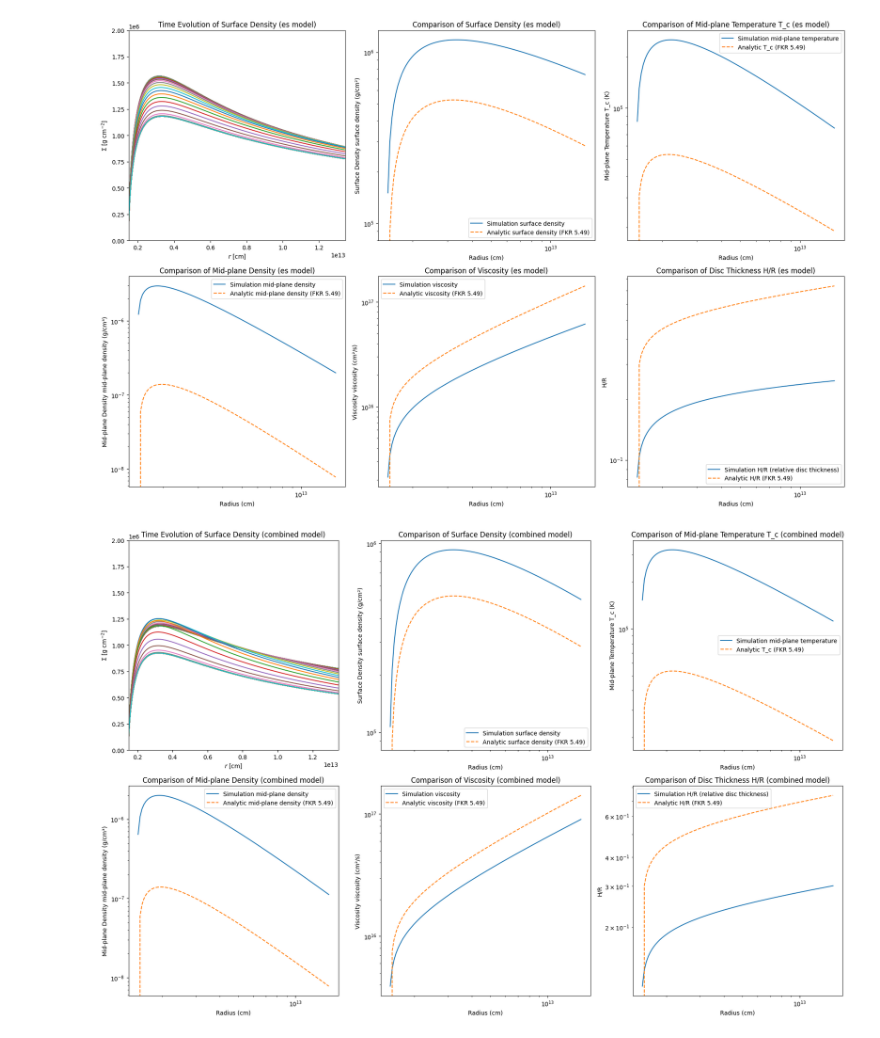
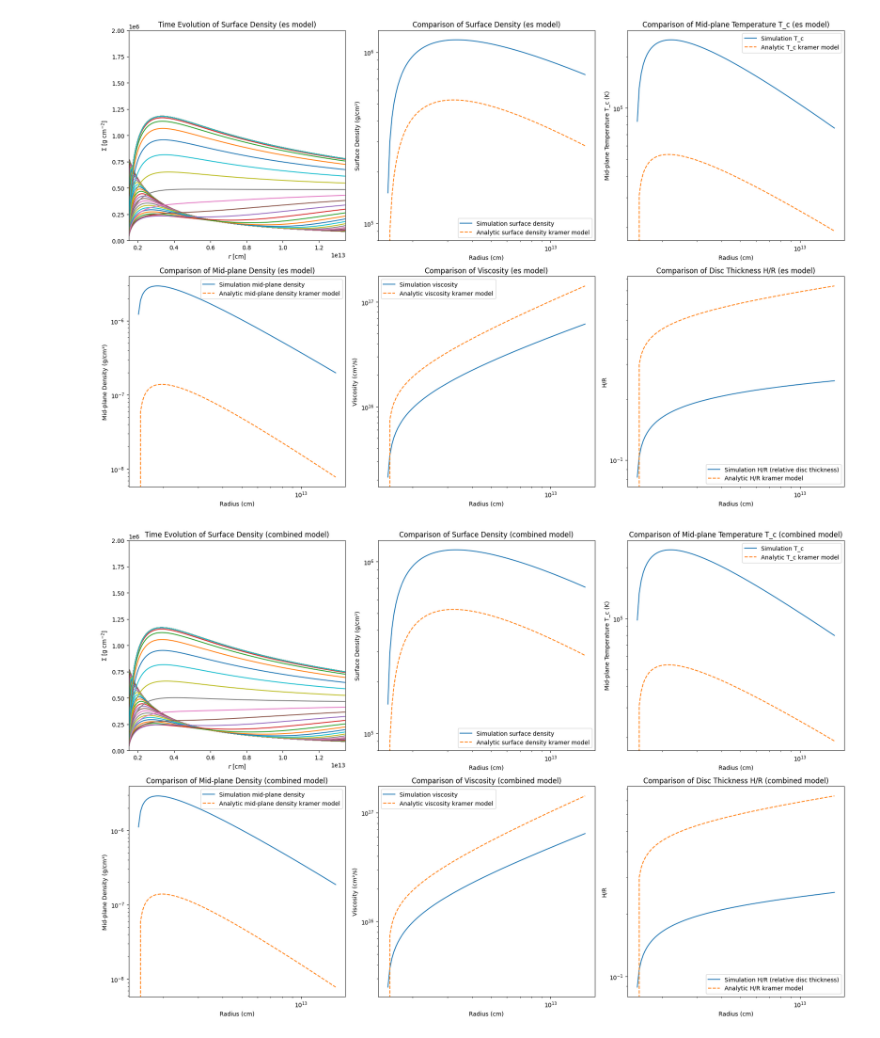
Before and after one commit to clvaneck/DAComputingProject, a Jupyter notebook: CS2.ipynb, the cells around one changed output. Cells and saved outputs as stored; diff of their text form; code cells hidden in the pictures.

```diff
--- a/CS2.ipynb
+++ b/CS2.ipynb
@@ -17,13 +25,8 @@ Mdot = 0.01 * MS / year # g/s
 Mdot16 = Mdot / 1e16  # Dimensionless
 alpha_num = 1e-2      # Viscosity parameter
 
-# Initialize the disk model with the specified parameters
-d = DiskRadialModel(mstar = MBH, rin = R_in, rout = R_out, alpha = alpha_num)
-d.make_disk_from_m_pl(mdisk=0.01 * MBH)
-d.mu = 0.615
-
 # Time setup
-t_end = 2e19
+t_end = 1.5e5 * year
 ntime = 100
 time_steps = t_end ** (np.linspace(0, 1, ntime + 1))
 
@@ -49,6 +56,11 @@ def Hr_R_analytic(R):
 opacity_models = ['kramer', 'es', 'combined']
 
 for model in opacity_models:
+    # Initialize the disk model with the specified parameters
+    d = DiskRadialModel(mstar = MBH, rin = R_in, rout = R_out, alpha = alpha_num)
+    d.make_disk_from_m_pl(mdisk=0.01 * MBH)
+    d.mu = 0.615
+
     d.meanopacitymodel = [model]
     d.compute_mean_opacity()
 
@@ -73,15 +85,15 @@ for model in opacity_models:
 
     # Plot surface density
     axs[0, 1].loglog(d.r, d.sigma, label="Simulation surface density")
-    axs[0, 1].loglog(d.r, Sigma_analytic(d.r), '--', label="Analytic surface density (FKR 5.49)")
+    axs[0, 1].loglog(d.r, Sigma_analytic(d.r), '--', label="Analytic surface density kramer model")
     axs[0, 1].set_xlabel("Radius (cm)")
-    axs[0, 1].set_ylabel("Surface Density surface density (g/cm²)")
+    axs[0, 1].set_ylabel("Surface Density (g/cm²)")
     axs[0, 1].legend()
     axs[0, 1].set_title(f"Comparison of Surface Density ({model} model)")
 
     # Plot mid-plane temperature
-    axs[0, 2].loglog(d.r, d.tmid, label="Simulation mid-plane temperature")
-    axs[0, 2].loglog(d.r, Tc_analytic(d.r), '--', label="Analytic T_c (FKR 5.49)")
+    axs[0, 2].loglog(d.r, d.tmid, label="Simulation T_c")
+    axs[0, 2].loglog(d.r, Tc_analytic(d.r), '--', label="Analytic T_c kramer model")
     axs[0, 2].set_xlabel("Radius (cm)")
     axs[0, 2].set_ylabel("Mid-plane Temperature T_c (K)")
     axs[0, 2].legend()
@@ -89,23 +101,23 @@ for model in opacity_models:
 
     # Plot mid-plane density
     axs[1, 0].loglog(d.r, d.rhomid, label="Simulation mid-plane density")
-    axs[1, 0].loglog(d.r, rho_analytic(d.r), '--', label="Analytic mid-plane density (FKR 5.49)")
+    axs[1, 0].loglog(d.r, rho_analytic(d.r), '--', label="Analytic mid-plane density kramer model")
     axs[1, 0].set_xlabel("Radius (cm)")
-    axs[1, 0].set_ylabel("Mid-plane Density mid-plane density (g/cm³)")
+    axs[1, 0].set_ylabel("Mid-plane Density (g/cm³)")
     axs[1, 0].legend()
     axs[1, 0].set_title(f"Comparison of Mid-plane Density ({model} model)")
 
     # Plot viscosity
     axs[1, 1].loglog(d.r, d.nu, label="Simulation viscosity")
-    axs[1, 1].loglog(d.r, nu_analytic(d.r), '--', label="Analytic viscosity (FKR 5.49)")
+    axs[1, 1].loglog(d.r, nu_analytic(d.r), '--', label="Analytic viscosity kramer model")
     axs[1, 1].set_xlabel("Radius (cm)")
-    axs[1, 1].set_ylabel("Viscosity viscosity (cm²/s)")
+    axs[1, 1].set_ylabel("Viscosity (cm²/s)")
     axs[1, 1].legend()
     axs[1, 1].set_title(f"Comparison of Viscosity ({model} model)")
 
     # Plot H/R (relative disc thickness)
     axs[1, 2].loglog(d.r, d.hp/d.r, label="Simulation H/R (relative disc thickness)")
-    axs[1, 2].loglog(d.r, Hr_R_analytic(d.r), '--', label="Analytic H/R (FKR 5.49)")
+    axs[1, 2].loglog(d.r, Hr_R_analytic(d.r), '--', label="Analytic H/R kramer model")
     axs[1, 2].set_xlabel("Radius (cm)")
     axs[1, 2].set_ylabel("H/R")
     axs[1, 2].legend()
@@ -118,2 +130,2 @@ for model in opacity_models:
-[figure, old version]
+[figure, new version]
-[figure, old version]
+[figure, new version]
```
Also changed, not shown: parts of 7 cells of this notebook, 1 other file.
